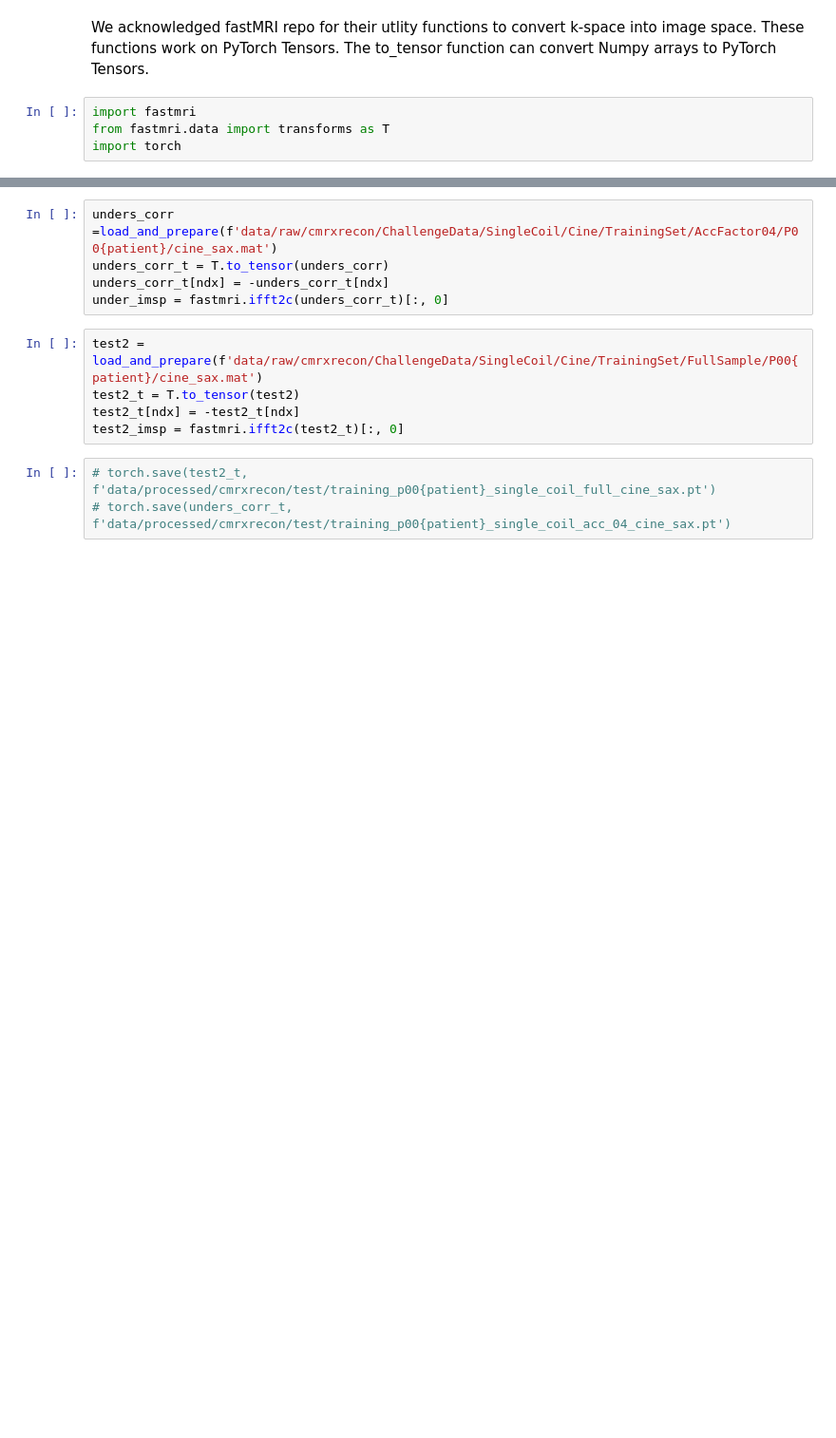
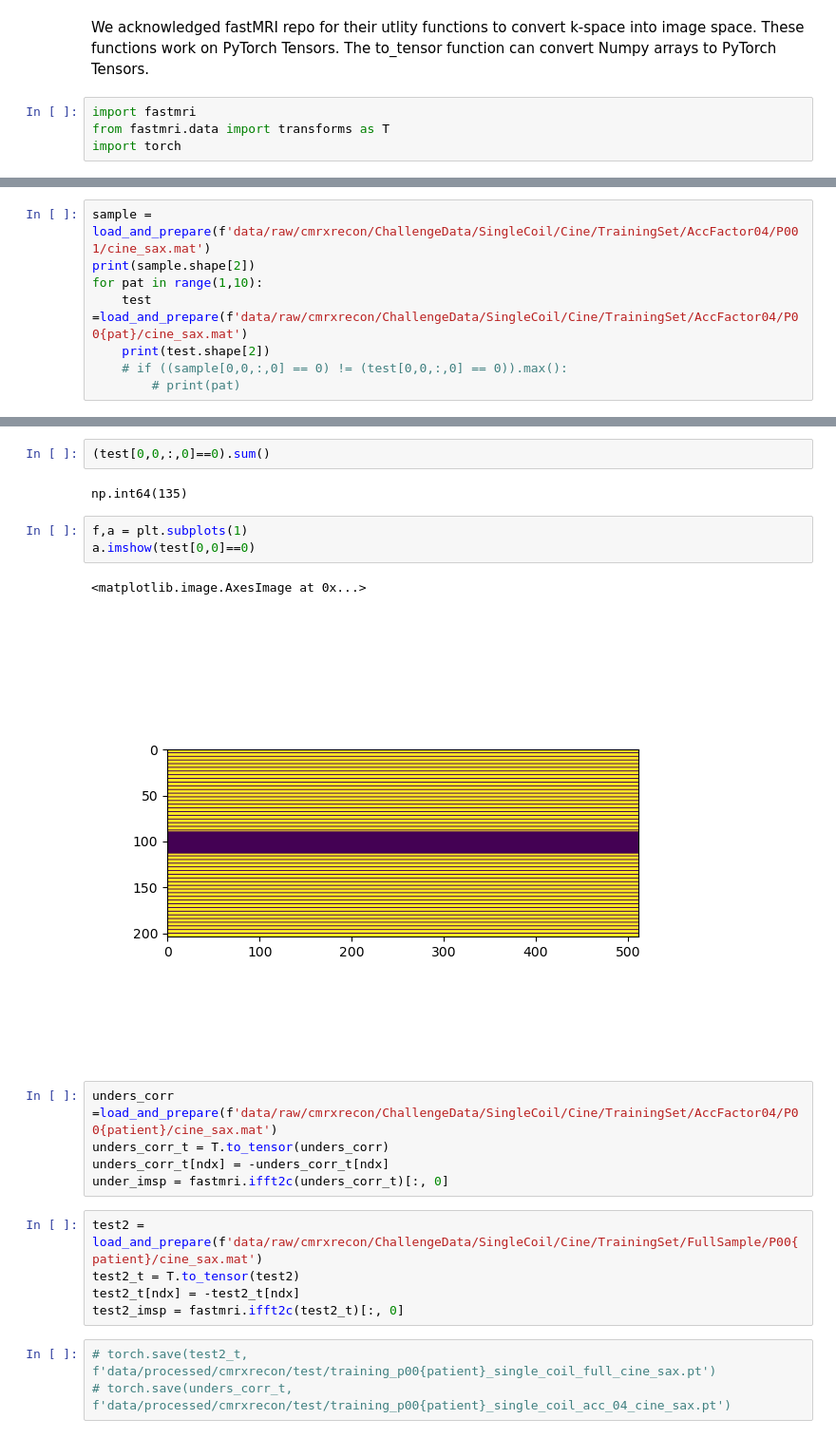
Before and after one commit to somcogo/space_time_reg, a Jupyter notebook: CineMapping.ipynb, the cells around one changed output, grey strips where cells are left out. Shown at 95% size. Cells and saved outputs as stored; diff of their text form; blank space fills up the shorter version.

```diff
--- a/CineMapping.ipynb
+++ b/CineMapping.ipynb
@@ -65 +70,9 @@ patient = 5
 ndx = [1,2,7,8,9,10,11]
+# %%
+sample = load_and_prepare(f'data/raw/cmrxrecon/ChallengeData/SingleCoil/Cine/TrainingSet/AccFactor04/P001/cine_sax.mat')
+print(sample.shape[2])
+for pat in range(1,10):
+    test =load_and_prepare(f'data/raw/cmrxrecon/ChallengeData/SingleCoil/Cine/TrainingSet/AccFactor04/P00{pat}/cine_sax.mat')
+    print(test.shape[2])
+    # if ((sample[0,0,:,0] == 0) != (test[0,0,:,0] == 0)).max():
+        # print(pat)
@@ -66,3 +91,13 @@ ndx = [1,2,7,8,9,10,11]
+# %%
+(test[0,0,:,0]==0).sum()
+# %% [output]
+np.int64(135)
+# %%
+f,a = plt.subplots(1)
+a.imshow(test[0,0]==0)
+# %% [output]
+<matplotlib.image.AxesImage at 0x...>
+[figure, added]
 # %%
 unders_corr =load_and_prepare(f'data/raw/cmrxrecon/ChallengeData/SingleCoil/Cine/TrainingSet/AccFactor04/P00{patient}/cine_sax.mat')
 unders_corr_t = T.to_tensor(unders_corr)
```
Also changed, not shown: parts of 5 cells of this notebook, 8 other files.
